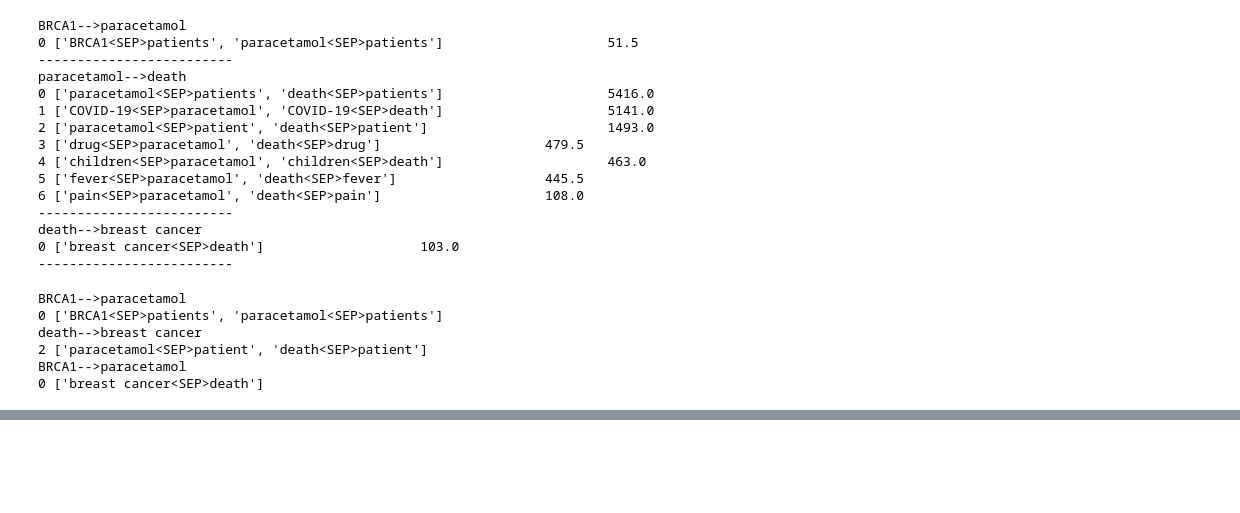
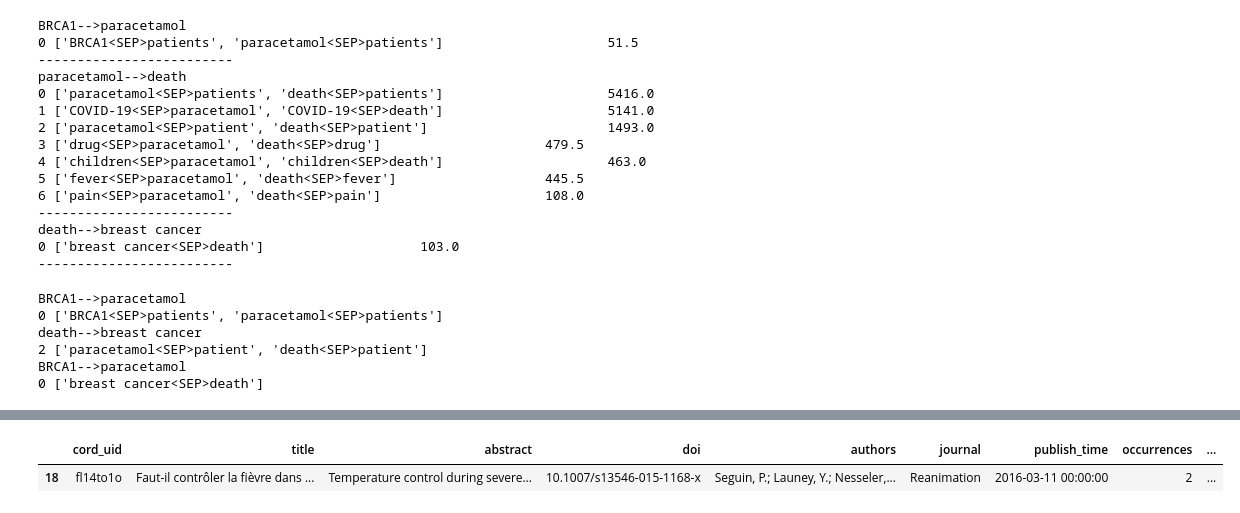
Before and after one commit to FrInve/agave, a Jupyter notebook: notebooks/dev.ipynb, the cells around one changed output, grey strips where cells are left out. Cells and saved outputs as stored; diff of their text form; code cells hidden in the pictures; blank space fills up the shorter version.

```diff
--- a/notebooks/dev.ipynb
+++ b/notebooks/dev.ipynb
@@ -102,0 +103,5 @@ the_manager.gatherer.extracted_papers.head()
+# %%
+the_manager.gatherer.get_papers_by_meta_relation('BRCA1-->paracetamol')
+# %% [output]
+|  | cord_uid | title | abstract | doi | authors | journal | publish_time | occurrences | ... |
+| 18 | fl14to1o | Faut-il contrôler la fièvre dans ... | Temperature control during severe... | 10.1007/s13546-015-1168-x | Seguin, P.; Launey, Y.; Nesseler,... | Reanimation | 2016-03-11 00:00:00 | 2 | ... |
```
Also changed, not shown: parts of 19 cells of this notebook, 3 other files.
